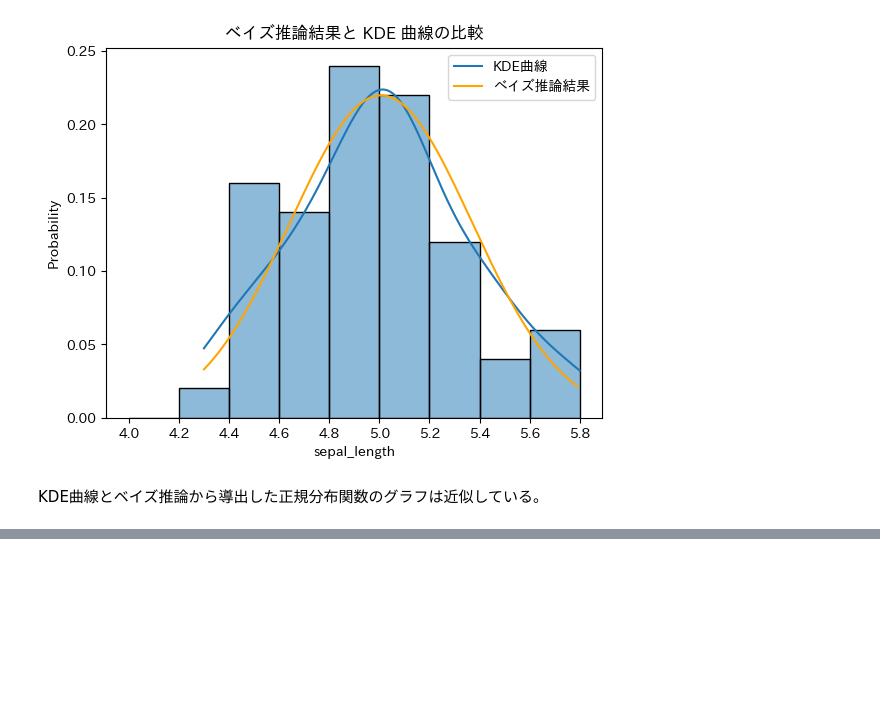
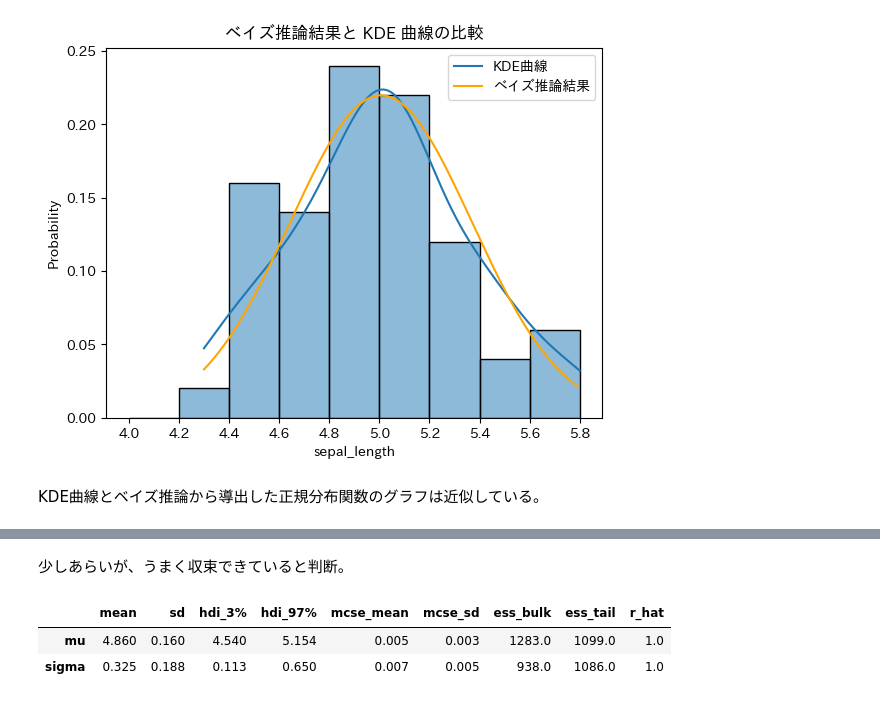
Before and after one commit to 1024xx4/py_bayes_intro, a Jupyter notebook: iris.ipynb, the cells around one changed output, grey strips where cells are left out. Cells and saved outputs as stored; diff of their text form; code cells hidden in the pictures; blank space fills up the shorter version.

```diff
--- a/iris.ipynb
+++ b/iris.ipynb
@@ -157,0 +211,10 @@ KDE曲線とベイズ推論から導出した正規分布関数のグラフは
+# %% [markdown]
+少しあらいが、うまく収束できていると判断。
+# %%
+# 統計分析
+summary_setosa_sepal_length_small = az.summary(inference_setosa_sepal_length_small)
+summary_setosa_sepal_length_small
+# %% [output]
+|  | mean | sd | hdi_3% | hdi_97% | mcse_mean | mcse_sd | ess_bulk | ess_tail | r_hat |
+| mu | 4.860 | 0.160 | 4.540 | 5.154 | 0.005 | 0.003 | 1283.0 | 1099.0 | 1.0 |
+| sigma | 0.325 | 0.188 | 0.113 | 0.650 | 0.007 | 0.005 | 938.0 | 1086.0 | 1.0 |
```
Also changed, not shown: parts of 9 cells of this notebook.
